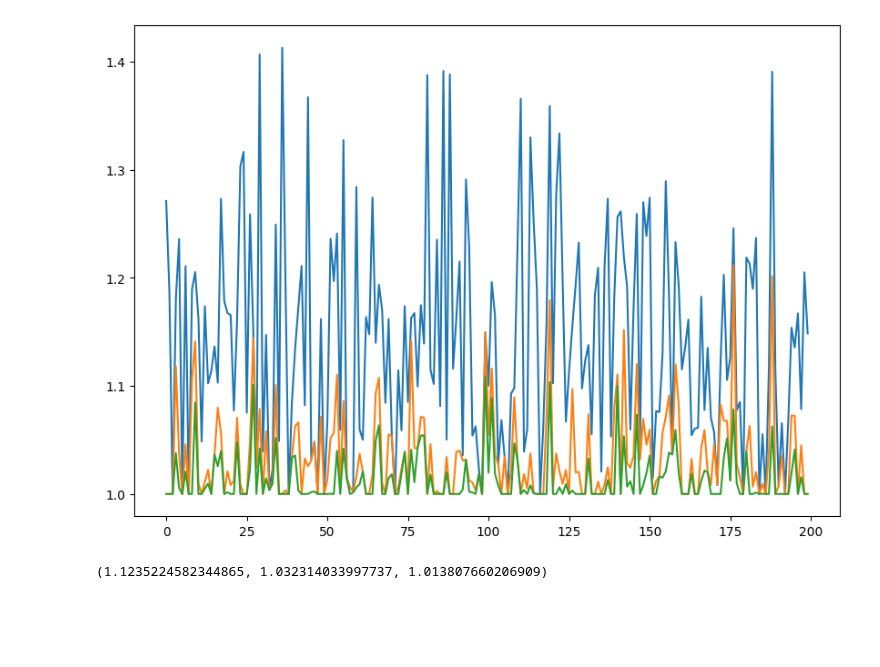
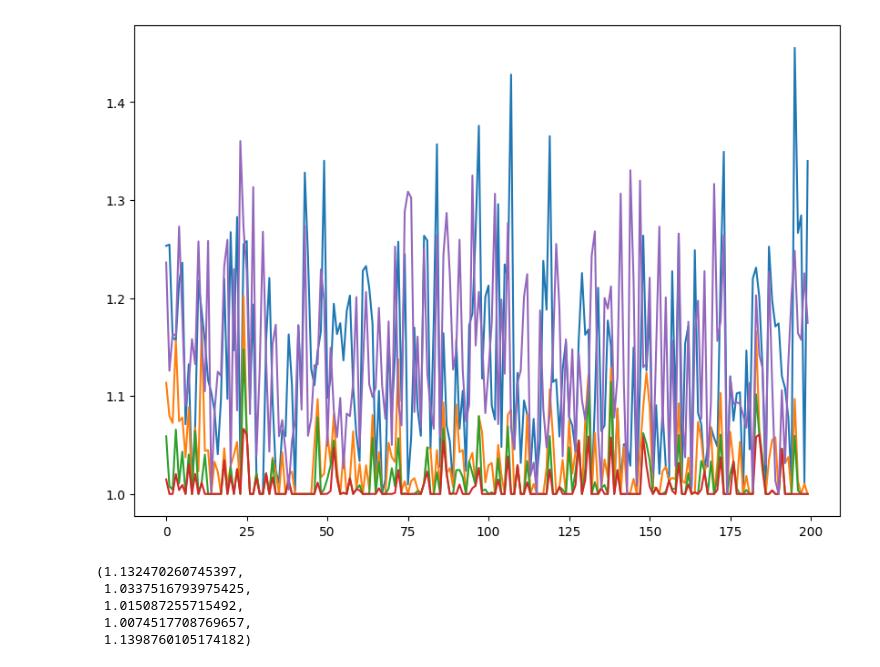
Before and after one commit to Grow-Simple-2023/backend, a Jupyter notebook: analysis.ipynb, the cells around one changed output. Drawn from its saved outputs; the diff is of its cells as text; code cells hidden in the pictures; blank space fills up the shorter version.

Commit message:
Coded tsp 1.5 approximation

```diff
--- a/analysis.ipynb
+++ b/analysis.ipynb
@@ -16,33 +16,41 @@ def generate_metric_graph(N: int) -> List[List[float]]:
 # %%
 n = 200
 
 alg_1 = []
 alg_2 = []
 alg_3 = []
+alg_4 = []
+alg_5 = []
 
 for exp in tqdm(range(n)):
     N = 13
     graph = generate_metric_graph(N)
     node_weights = [1 for _ in range(N)]
     tsp = TSP(graph, node_weights)
 
     _, cost_p, time_p = tsp.perfect()
 
-    _, cost_1, time_1 = tsp.shortest_distance_first()
+    _, cost_1, time_1 = tsp.shortest_distance_first(0)
     _, cost_2, time_2 = tsp.shortest_distance_first_combination()
-    _, cost_3, time_3 = tsp.two_edge_switch(3)
+    _, cost_3, time_3 = tsp.two_edge_switch(2)
+    _, cost_4, time_4 = tsp.three_edge_switch(1)
+    _, cost_5, time_5 = tsp.approximation_1_5()
 
     alg_1.append(cost_1/cost_p)
     alg_2.append(cost_2/cost_p)
     alg_3.append(cost_3/cost_p)
+    alg_4.append(cost_4/cost_p)
+    alg_5.append(cost_5/cost_p)
 
 plt.figure(figsize=(10, 7))
 plt.plot(alg_1)
 plt.plot(alg_2)
 plt.plot(alg_3)
+plt.plot(alg_4)
+plt.plot(alg_5)
 plt.show()
 # %% [output]
-[figure, old version]
+[figure, new version]
 # %%
 alg_1 = np.array(alg_1)
 alg_2 = np.array(alg_2)
@@ -50,4 +60,8 @@ alg_3 = np.array(alg_3)
 # %%
-alg_1.mean(), alg_2.mean(), alg_3.mean()
+alg_1.mean(), alg_2.mean(), alg_3.mean(), alg_4.mean(), alg_5.mean()
 # %% [output]
-(1.1235224582344865, 1.032314033997737, 1.013807660206909)
+(1.132470260745397,
+ 1.0337516793975425,
+ 1.015087255715492,
+ 1.0074517708769657,
+ 1.1398760105174182)
```
Also changed, not shown: parts of 1 cell of this notebook, 4 other files.
